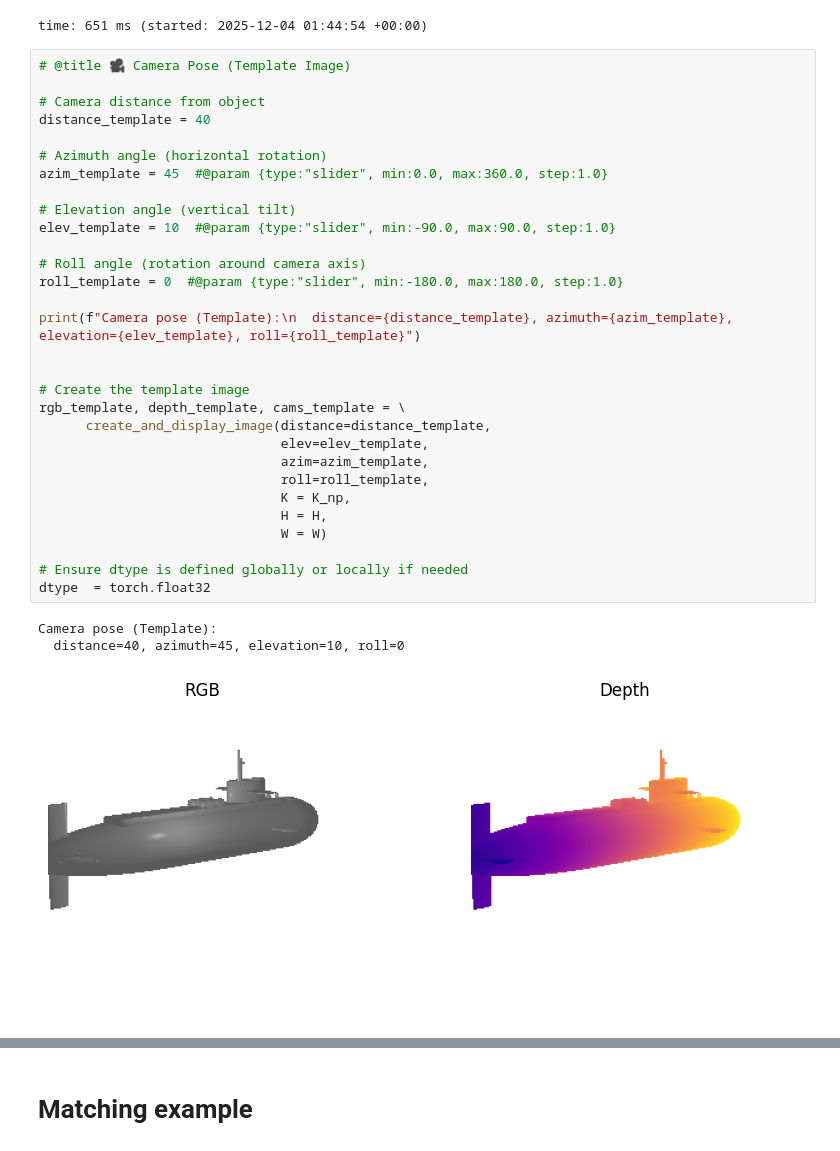
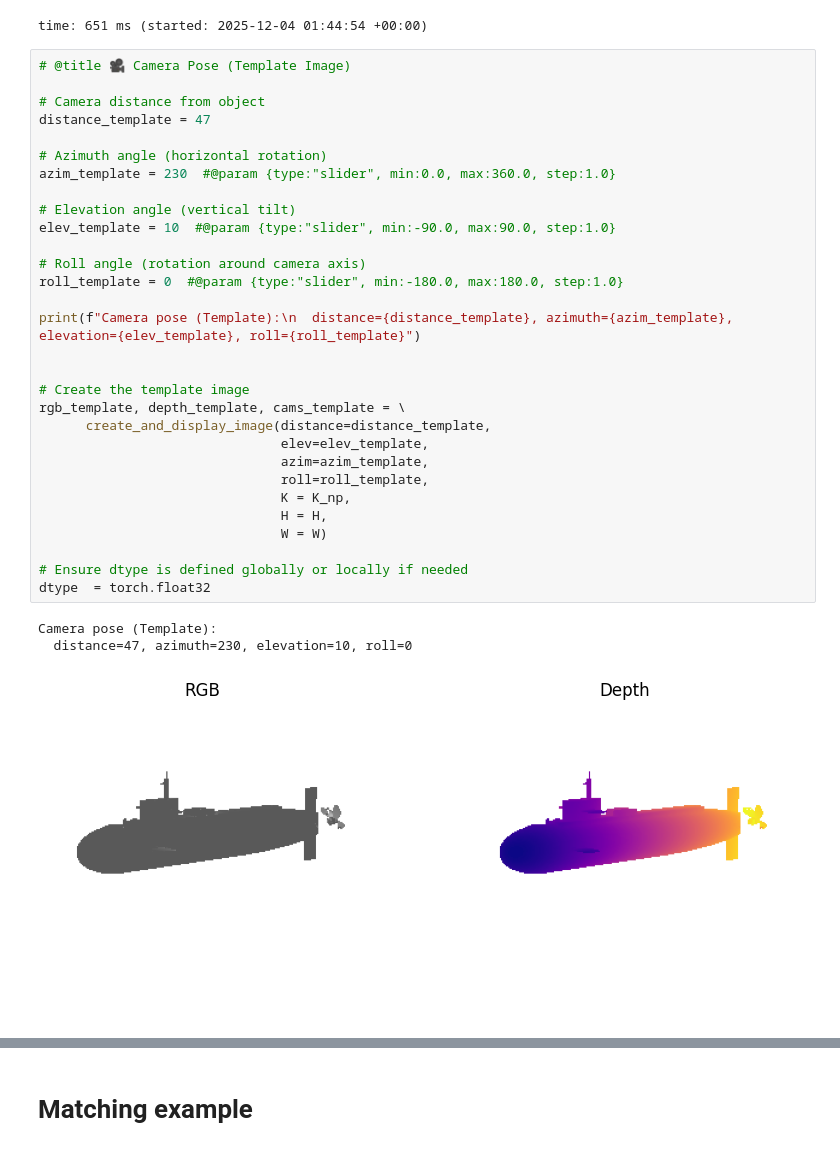
Before and after one commit to Tiromachelan/submarine-pose-estimation, a Jupyter notebook: ribeiro_feat_matching (2).ipynb, the cells around one changed output, grey strips where cells are left out. Cells and saved outputs as stored; diff of their text form.

```diff
--- a/ribeiro_feat_matching (2).ipynb
+++ b/ribeiro_feat_matching (2).ipynb
@@ -874,34 +874,34 @@ time: 651 ms (started: 2025-12-04 01:44:54 +00:00)
 # %%
 # @title 🎥 Camera Pose (Template Image)
 
 # Camera distance from object
-distance_template = 40
+distance_template = 47
 
 # Azimuth angle (horizontal rotation)
-azim_template = 45  #@param {type:"slider", min:0.0, max:360.0, step:1.0}
+azim_template = 230  #@param {type:"slider", min:0.0, max:360.0, step:1.0}
 
 # Elevation angle (vertical tilt)
 elev_template = 10  #@param {type:"slider", min:-90.0, max:90.0, step:1.0}
 
 # Roll angle (rotation around camera axis)
 roll_template = 0  #@param {type:"slider", min:-180.0, max:180.0, step:1.0}
 
 print(f"Camera pose (Template):\n  distance={distance_template}, azimuth={azim_template}, elevation={elev_template}, roll={roll_template}")
 
 
 # Create the template image
 rgb_template, depth_template, cams_template = \
       create_and_display_image(distance=distance_template,
                                elev=elev_template,
                                azim=azim_template,
                                roll=roll_template,
                                K = K_np,
                                H = H,
                                W = W)
 
 # Ensure dtype is defined globally or locally if needed
 dtype  = torch.float32
 # %% [output]
 Camera pose (Template):
-  distance=40, azimuth=45, elevation=10, roll=0
+  distance=47, azimuth=230, elevation=10, roll=0
-[figure, old version]
+[figure, new version]
```
Also changed, not shown: parts of 3 cells of this notebook.
